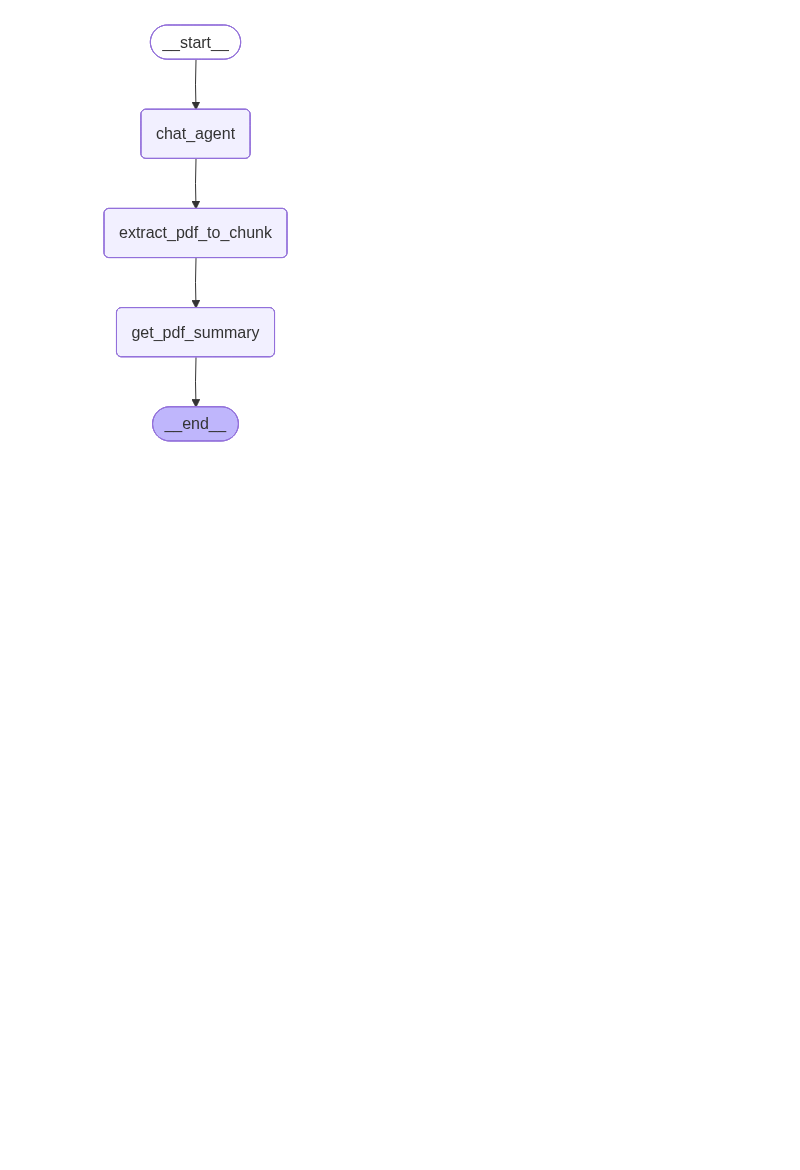
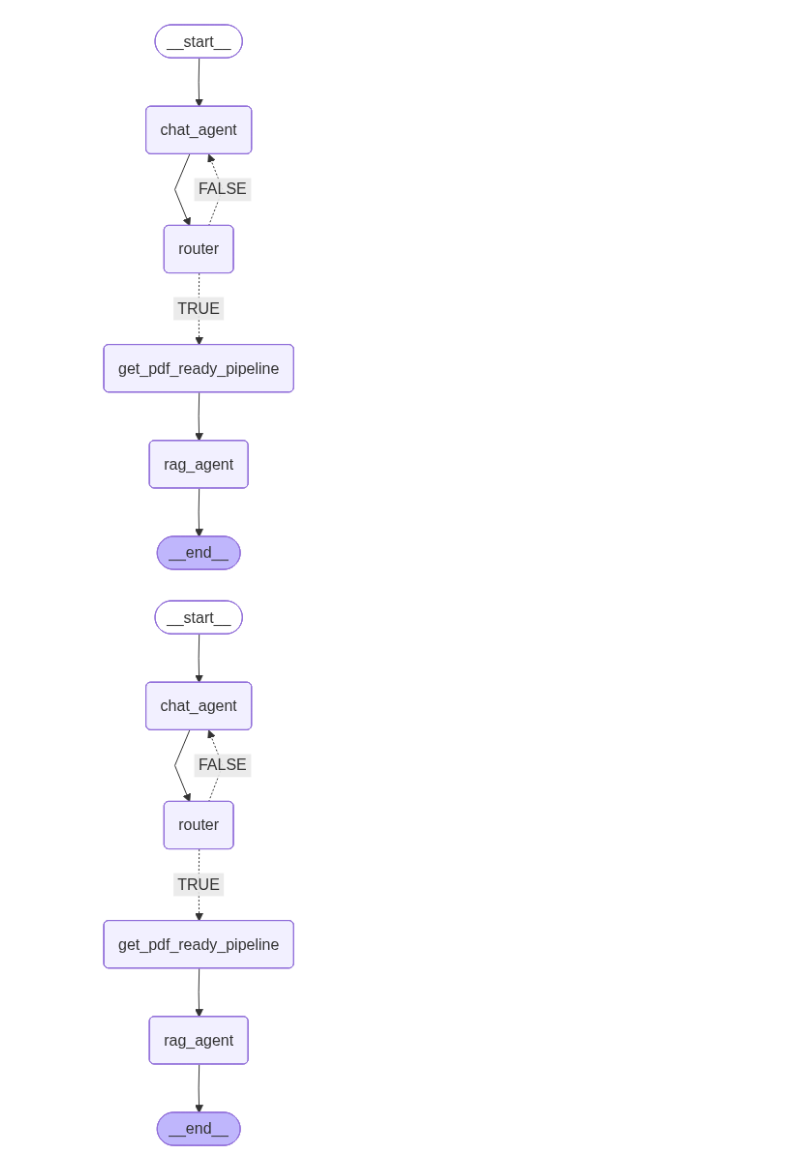
Before and after one commit to ruvxn/Agent-Project-ruv-comms, a Jupyter notebook: backend/pipeline/workflow.ipynb, the cells around one changed output. Drawn from its saved outputs; the diff is of its cells as text; code cells hidden in the pictures; blank space fills up the shorter version.

```diff
--- a/backend/pipeline/workflow.ipynb
+++ b/backend/pipeline/workflow.ipynb
@@ -11,18 +11,47 @@ from backend.nodes.get_pdf_summary import get_pdf_summary
 from backend.nodes.chat_agent import chat_agent
 from IPython.display import Image, display
-# %%
-graph = StateGraph(PipelineState)
-graph.add_node("chat_agent", chat_agent)
-graph.add_node("extract_pdf_to_chunk", extract_pdf_to_chunk)
-graph.add_node("get_pdf_summary", get_pdf_summary)
-
-graph.add_edge("chat_agent", "extract_pdf_to_chunk")
-graph.add_edge("extract_pdf_to_chunk", "get_pdf_summary")
-
-graph.set_entry_point("chat_agent")
-graph.set_finish_point("get_pdf_summary")
-
-app = graph.compile()
-display(Image(app.get_graph().draw_mermaid_png()))
-# %% [output]
-[figure, removed]
+# %%
+
+from backend.nodes.rag_agent import rag_agent
+from backend.nodes.rag_retrieval_node import rag_retrieval_node
+from backend.pipeline.get_pdf_ready_pipeline import get_pdf_ready_pipeline
+from backend.pipeline.rag_router import rag_router
+
+def get_graph(state:GraphState)->GraphState:
+    graph = StateGraph(GraphState)
+
+    graph.add_node("get_pdf_ready_pipeline", get_pdf_ready_pipeline)
+    graph.add_node("router", lambda state: state)
+    graph.add_node("rag_agent", rag_agent)
+    graph.add_node("chat_agent", chat_agent)
+
+    graph.add_edge(START, "chat_agent")
+    graph.add_edge("chat_agent", "router")
+    graph.add_edge("get_pdf_ready_pipeline", "rag_agent")
+    graph.add_conditional_edges(
+        "router",
+        rag_router,
+        {
+            "TRUE": "get_pdf_ready_pipeline",
+            "FALSE": "chat_agent",
+        },
+    )
+
+    graph.set_entry_point("chat_agent")
+
+    app= graph.compile()
+    display(Image(app.get_graph().draw_mermaid_png()))
+
+    return app
+# %%
+load_dotenv()
+PDF_PATH = os.getenv("PDF_PATH")
+PDF_NAME = os.getenv("PDF_PATH")
+
+
+state = GraphState()
+state.pdf.pdf_path = PDF_PATH
+get_graph(state)
+# %% [output]
+[figure, added]
+[figure, added]
```
Also changed, not shown: parts of 2 cells of this notebook, 32 other files.
